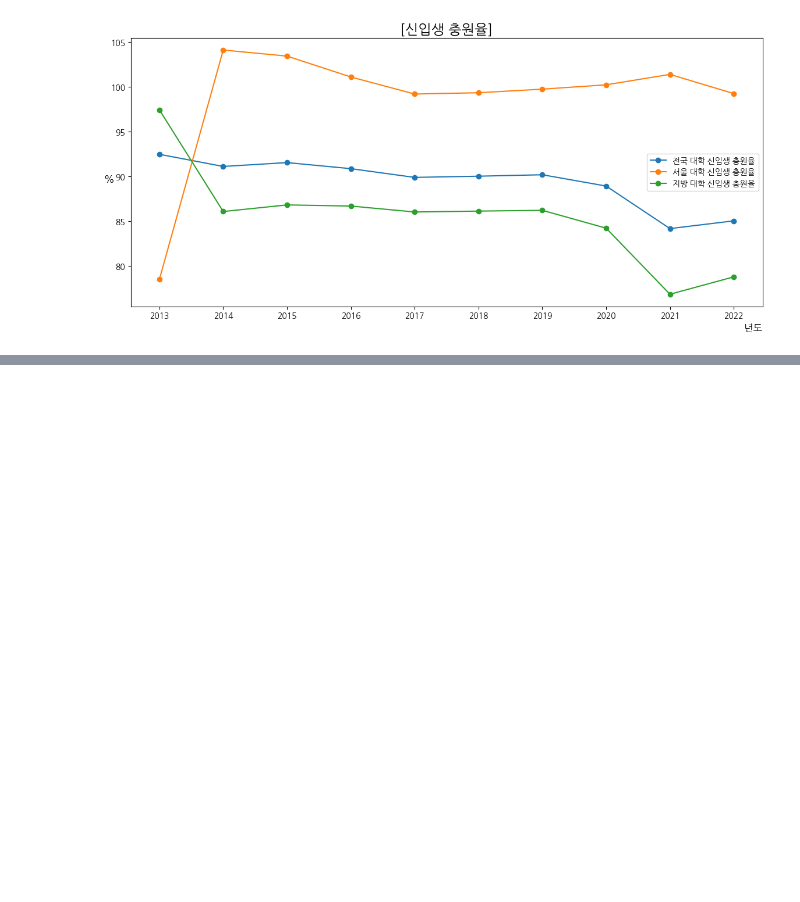
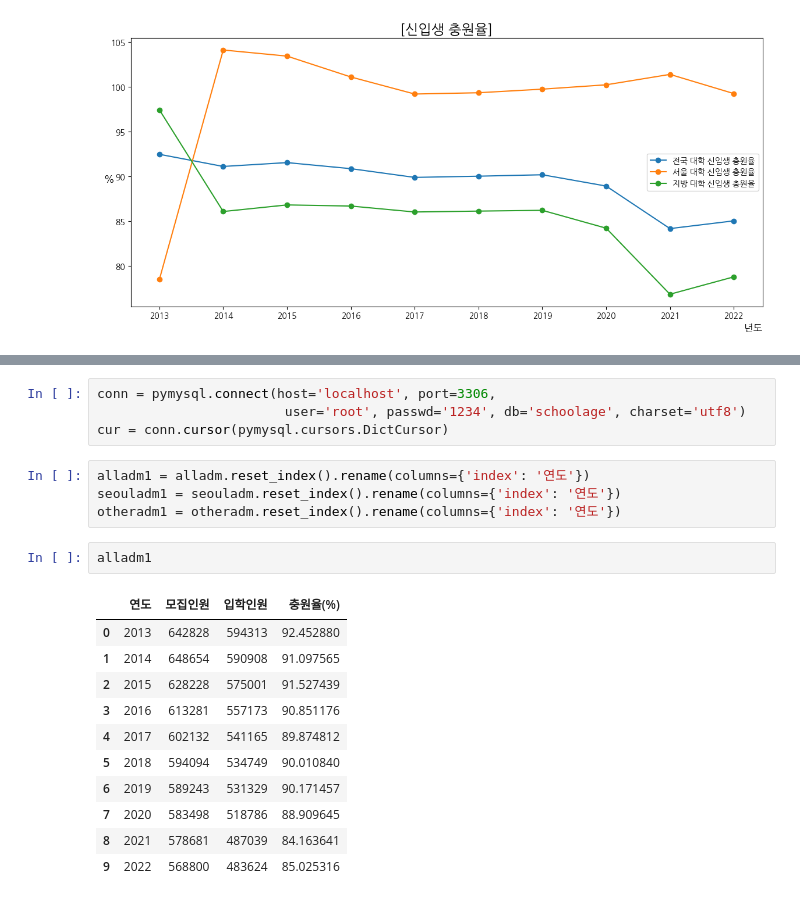
Before and after one commit to Skylee0310/KDT-06_SQL_mini_project, a Jupyter notebook: 이승민/sql팀플.ipynb, the cells around one changed output, grey strips where cells are left out. Cells and saved outputs as stored; diff of their text form; blank space fills up the shorter version.

```diff
--- a/이승민/sql팀플.ipynb
+++ b/이승민/sql팀플.ipynb
@@ -269,0 +324,22 @@ plt.show()
+# %%
+conn = pymysql.connect(host='localhost', port=3306,
+                        user='root', passwd='1234', db='schoolage', charset='utf8')
+cur = conn.cursor(pymysql.cursors.DictCursor)
+# %%
+alladm1 = alladm.reset_index().rename(columns={'index': '연도'})
+seouladm1 = seouladm.reset_index().rename(columns={'index': '연도'})
+otheradm1 = otheradm.reset_index().rename(columns={'index': '연도'})
+# %%
+alladm1
+# %% [output]
+|  | 연도 | 모집인원 | 입학인원 | 충원율(%) |
+| 0 | 2013 | 642828 | 594313 | 92.452880 |
+| 1 | 2014 | 648654 | 590908 | 91.097565 |
+| 2 | 2015 | 628228 | 575001 | 91.527439 |
+| 3 | 2016 | 613281 | 557173 | 90.851176 |
+| 4 | 2017 | 602132 | 541165 | 89.874812 |
+| 5 | 2018 | 594094 | 534749 | 90.010840 |
+| 6 | 2019 | 589243 | 531329 | 90.171457 |
+| 7 | 2020 | 583498 | 518786 | 88.909645 |
+| 8 | 2021 | 578681 | 487039 | 84.163641 |
+| 9 | 2022 | 568800 | 483624 | 85.025316 |
```
Also changed, not shown: parts of 7 cells of this notebook, 13 other files.
